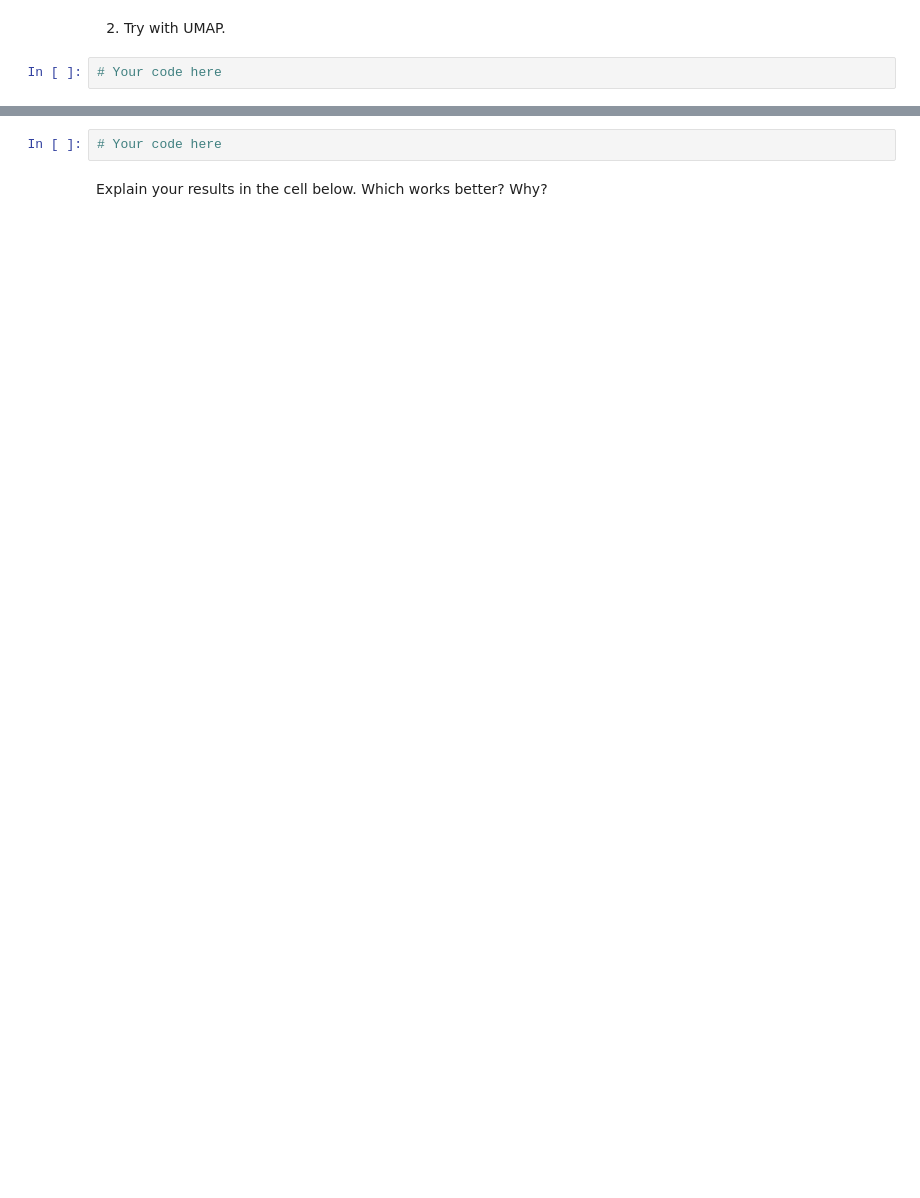
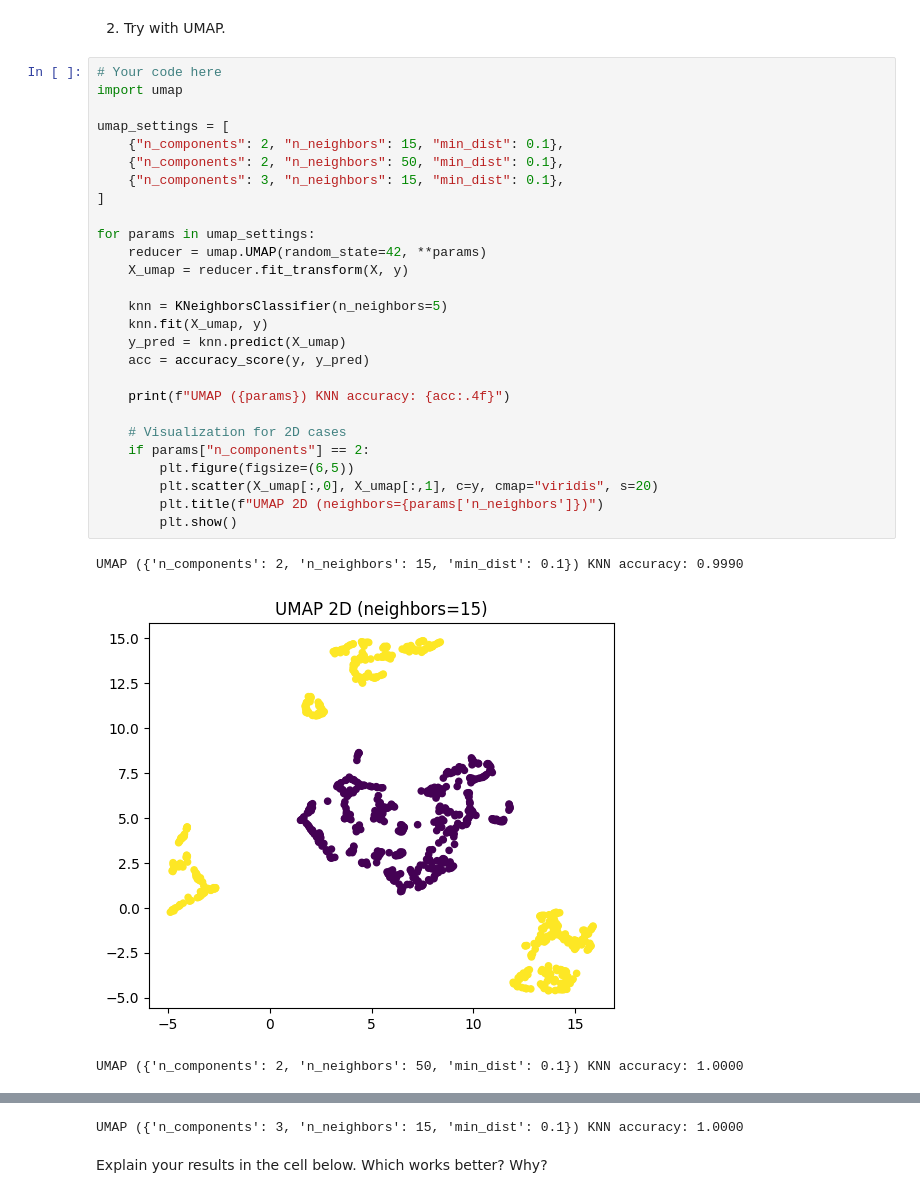
Before and after one commit to SU-IST707-FS25/week-4-materials-0223josie, a Jupyter notebook: assignment.ipynb, the cells around one changed output, grey strips where cells are left out. Drawn from its saved outputs; the diff is of its cells as text; blank space fills up the shorter version.

```diff
--- a/assignment.ipynb
+++ b/assignment.ipynb
@@ -458,3 +465,32 @@ for d in dims:
 2. Try with UMAP.
 # %%
 # Your code here
+import umap
+
+umap_settings = [
+    {"n_components": 2, "n_neighbors": 15, "min_dist": 0.1},
+    {"n_components": 2, "n_neighbors": 50, "min_dist": 0.1},
+    {"n_components": 3, "n_neighbors": 15, "min_dist": 0.1},
+]
+
+for params in umap_settings:
+    reducer = umap.UMAP(random_state=42, **params)
+    X_umap = reducer.fit_transform(X, y)
+
+    knn = KNeighborsClassifier(n_neighbors=5)
+    knn.fit(X_umap, y)
+    y_pred = knn.predict(X_umap)
+    acc = accuracy_score(y, y_pred)
+
+    print(f"UMAP ({params}) KNN accuracy: {acc:.4f}")
+
+    # Visualization for 2D cases
+    if params["n_components"] == 2:
+        plt.figure(figsize=(6,5))
+        plt.scatter(X_umap[:,0], X_umap[:,1], c=y, cmap="viridis", s=20)
+        plt.title(f"UMAP 2D (neighbors={params['n_neighbors']})")
+        plt.show()
+# %% [output]
+UMAP ({'n_components': 2, 'n_neighbors': 15, 'min_dist': 0.1}) KNN accuracy: 0.9990
+[figure, added]
+UMAP ({'n_components': 2, 'n_neighbors': 50, 'min_dist': 0.1}) KNN accuracy: 1.0000
@@ -461,5 +498,4 @@ for d in dims:
+UMAP ({'n_components': 3, 'n_neighbors': 15, 'min_dist': 0.1}) KNN accuracy: 1.0000
-# %%
-# Your code here
 # %% [markdown]
 Explain your results in the cell below.  Which works better?  Why?
 # %% [markdown]
```
Also changed, not shown: parts of 6 cells of this notebook.
